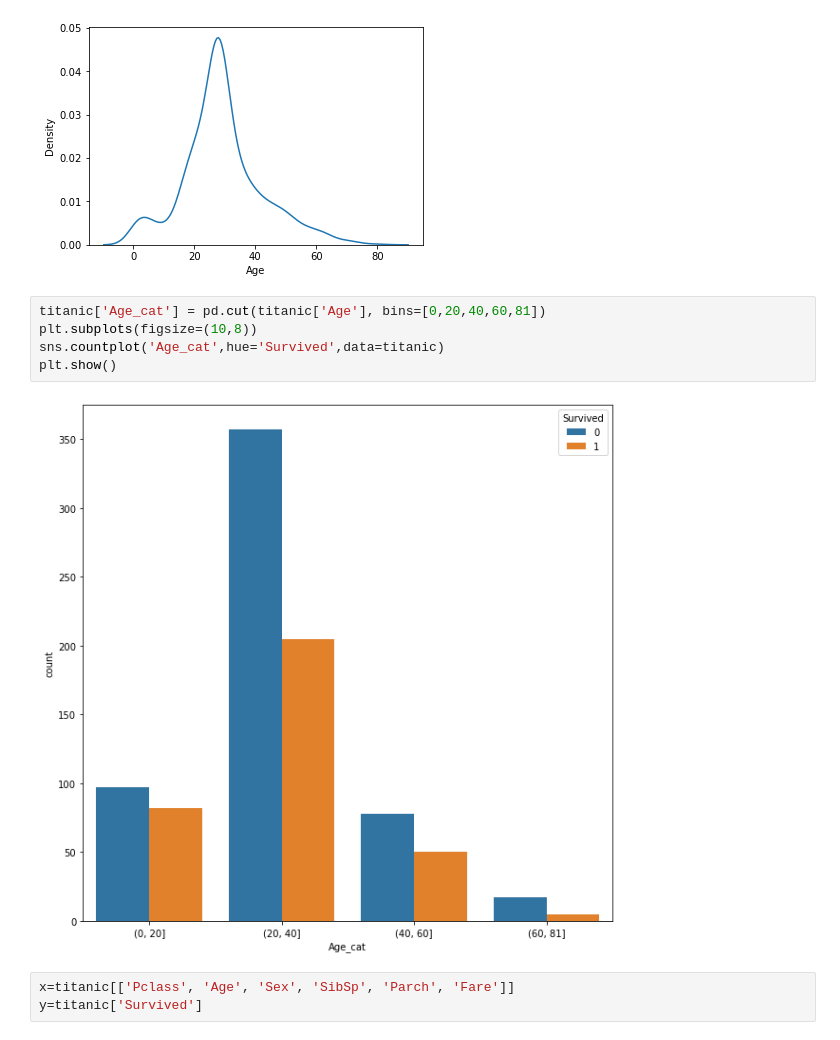
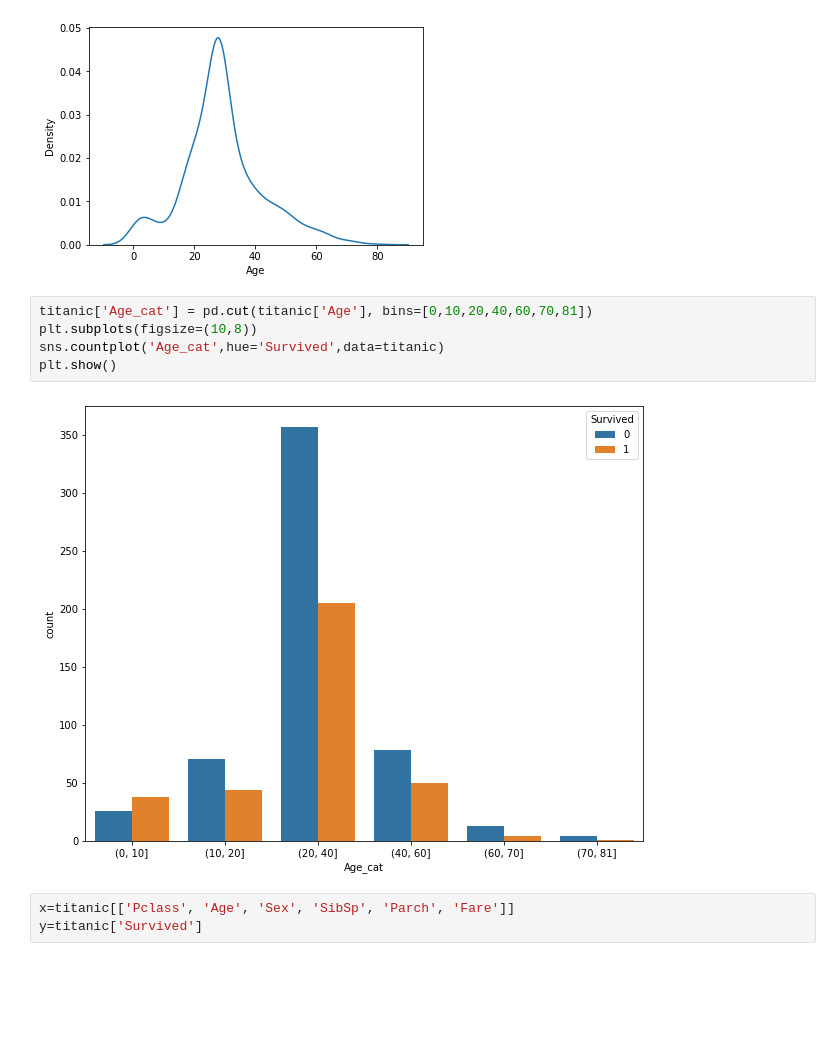
Before and after one commit to Abhiram1214/ineuron_assignments, a Jupyter notebook: assignments/decission_tree_assignment.ipynb, the cells around one changed output. Saved outputs shown, nothing was run; the diff lists cells and outputs as text; blank space fills up the shorter version.

Commit message:
data visualization
data visualization completed

```diff
--- a/assignments/decission_tree_assignment.ipynb
+++ b/assignments/decission_tree_assignment.ipynb
@@ -270,12 +270,12 @@ sns.kdeplot(x='Age', data=titanic)
 <AxesSubplot:xlabel='Age', ylabel='Density'>
 [figure]
 # %%
-titanic['Age_cat'] = pd.cut(titanic['Age'], bins=[0,20,40,60,81])
+titanic['Age_cat'] = pd.cut(titanic['Age'], bins=[0,10,20,40,60,70,81])
 plt.subplots(figsize=(10,8))
 sns.countplot('Age_cat',hue='Survived',data=titanic)
 plt.show()
 # %% [output]
-[figure, old version]
+[figure, new version]
 # %%
 x=titanic[['Pclass', 'Age', 'Sex', 'SibSp', 'Parch', 'Fare']]
 y=titanic['Survived']
```
Also changed, not shown: 3 other files.
